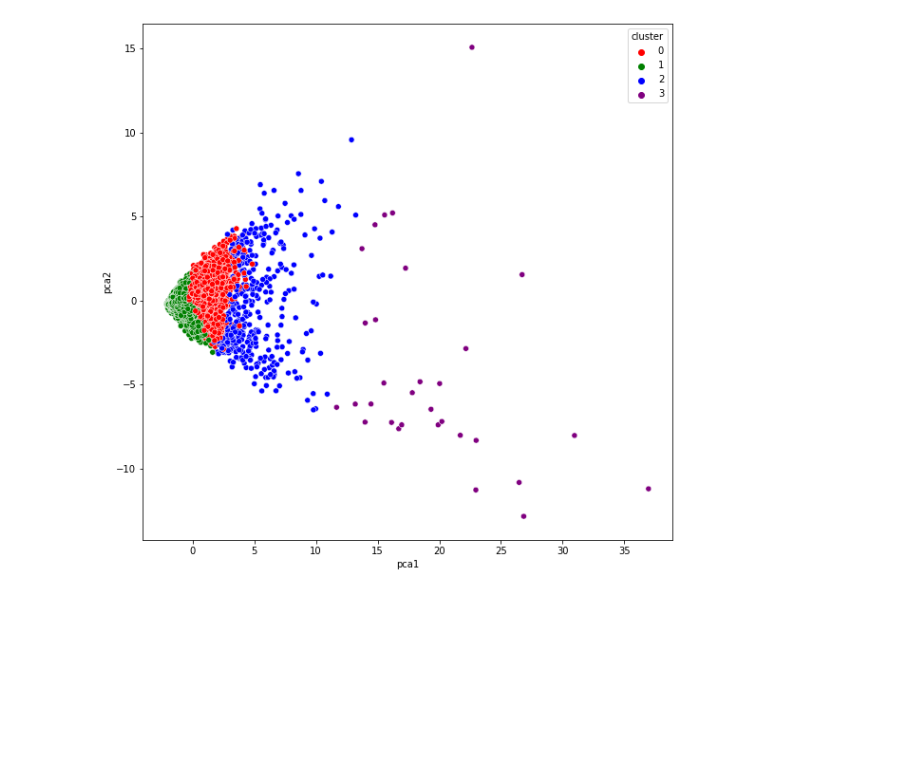
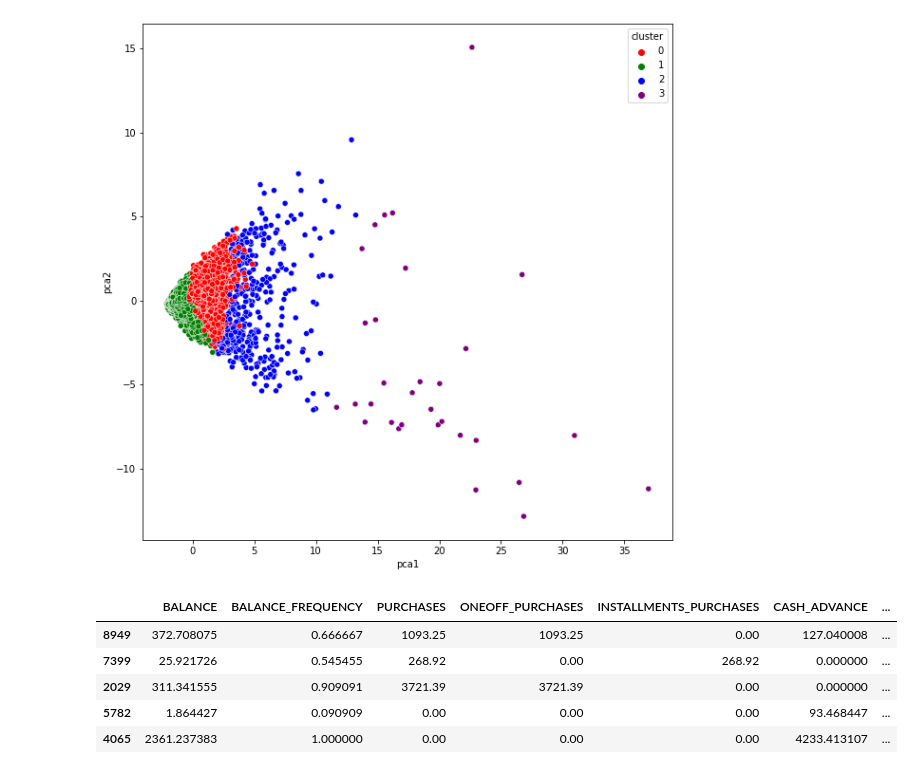
Before and after one commit to Mario-RJunior/Departamento-Marketing, a Jupyter notebook: Segmentacao_marketing.ipynb, the cells around one changed output. Saved outputs shown, nothing was run; the diff lists cells and outputs as text; code cells hidden in the pictures; blank space fills up the shorter version.

```diff
--- a/Segmentacao_marketing.ipynb
+++ b/Segmentacao_marketing.ipynb
@@ -625,3 +625,14 @@ sns.scatterplot(data=pca_df,
 plt.show()
 # %% [output]
 [figure]
+# %%
+# Ordenando o dataframe com os clusters
+df_cluster_ordered = df_cluster_at.sort_values(by='cluster')
+df_cluster_ordered.head()
+# %% [output]
+|  | BALANCE | BALANCE_FREQUENCY | PURCHASES | ONEOFF_PURCHASES | INSTALLMENTS_PURCHASES | CASH_ADVANCE | ... |
+| 8949 | 372.708075 | 0.666667 | 1093.25 | 1093.25 | 0.00 | 127.040008 | ... |
+| 7399 | 25.921726 | 0.545455 | 268.92 | 0.00 | 268.92 | 0.000000 | ... |
+| 2029 | 311.341555 | 0.909091 | 3721.39 | 3721.39 | 0.00 | 0.000000 | ... |
+| 5782 | 1.864427 | 0.090909 | 0.00 | 0.00 | 0.00 | 93.468447 | ... |
+| 4065 | 2361.237383 | 1.000000 | 0.00 | 0.00 | 0.00 | 4233.413107 | ... |
```
Also changed, not shown: parts of 2 cells of this notebook.
